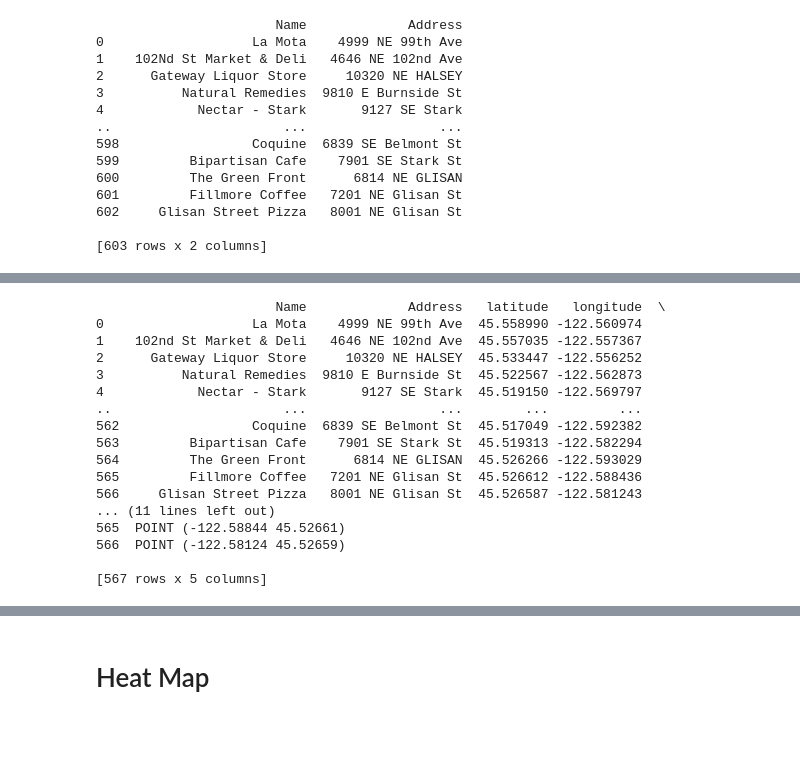
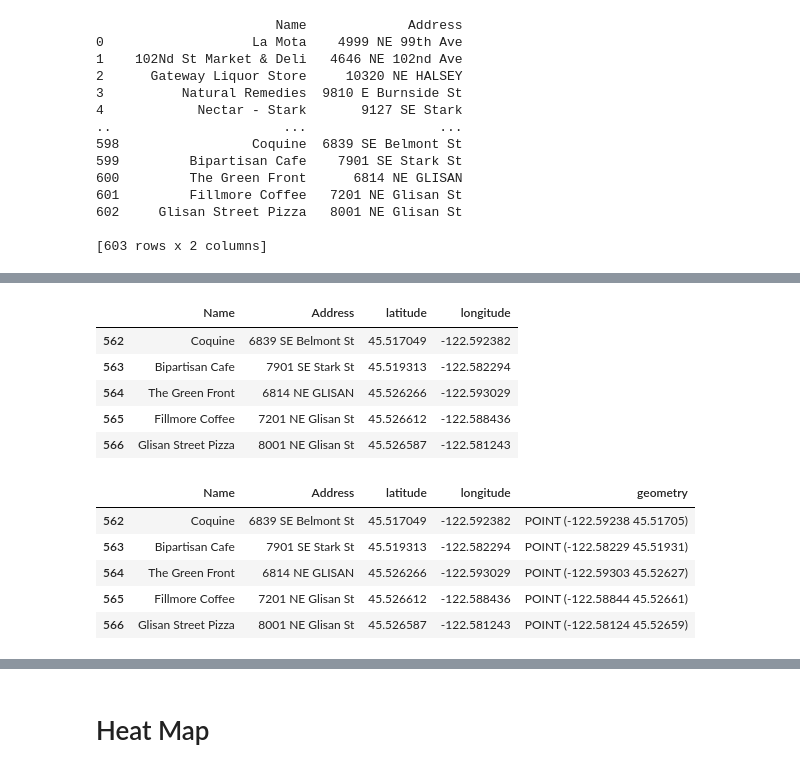
Before and after one commit to idellinger/WW_Project, a Jupyter notebook: WW_box_locations.ipynb, the cells around one changed output, grey strips where cells are left out. Cells and saved outputs as stored; diff of their text form; code cells hidden in the pictures; blank space fills up the shorter version.

```diff
--- a/WW_box_locations.ipynb
+++ b/WW_box_locations.ipynb
@@ -148,6 +169,15 @@ for batch in addresses_batches:
 ww_boxes = ww_boxes.dropna(subset=['latitude', 'longitude'])
 # %%
 ww_boxes_new = pd.read_csv('ww_boxes_lat_long.csv')
+# %%
+ww_boxes_new.tail()
+# %% [output]
+|  | Name | Address | latitude | longitude |
+| 562 | Coquine | 6839 SE Belmont St | 45.517049 | -122.592382 |
+| 563 | Bipartisan Cafe | 7901 SE Stark St | 45.519313 | -122.582294 |
+| 564 | The Green Front | 6814 NE GLISAN | 45.526266 | -122.593029 |
+| 565 | Fillmore Coffee | 7201 NE Glisan St | 45.526612 | -122.588436 |
+| 566 | Glisan Street Pizza | 8001 NE Glisan St | 45.526587 | -122.581243 |
 # %%
 
 # Create a GeoDataFrame with the points
@@ -155,23 +185,12 @@ ww_boxes_gdf = gpd.GeoDataFrame(ww_boxes_new, geometry=gpd.points_from_xy(ww_box
 
 # Set the coordinate reference system (CRS) to WGS 84 (EPSG:4326)
 ww_boxes_gdf.crs = "EPSG:4326"
-# %%
-print(ww_boxes_gdf)
-# %% [output]
-                       Name             Address   latitude   longitude  \
-0                   La Mota    4999 NE 99th Ave  45.558990 -122.560974
-1    102nd St Market & Deli   4646 NE 102nd Ave  45.557035 -122.557367
-2      Gateway Liquor Store     10320 NE HALSEY  45.533447 -122.556252
-3          Natural Remedies  9810 E Burnside St  45.522567 -122.562873
-4            Nectar - Stark       9127 SE Stark  45.519150 -122.569797
-..                      ...                 ...        ...         ...
-562                 Coquine  6839 SE Belmont St  45.517049 -122.592382
-563         Bipartisan Cafe    7901 SE Stark St  45.519313 -122.582294
-564         The Green Front      6814 NE GLISAN  45.526266 -122.593029
-565         Fillmore Coffee   7201 NE Glisan St  45.526612 -122.588436
-566     Glisan Street Pizza   8001 NE Glisan St  45.526587 -122.581243
-... (11 lines left out)
-565  POINT (-122.58844 45.52661)
-566  POINT (-122.58124 45.52659)
-
-[567 rows x 5 columns]
+# %%
+ww_boxes_gdf.tail()
+# %% [output]
+|  | Name | Address | latitude | longitude | geometry |
+| 562 | Coquine | 6839 SE Belmont St | 45.517049 | -122.592382 | POINT (-122.59238 45.51705) |
+| 563 | Bipartisan Cafe | 7901 SE Stark St | 45.519313 | -122.582294 | POINT (-122.58229 45.51931) |
+| 564 | The Green Front | 6814 NE GLISAN | 45.526266 | -122.593029 | POINT (-122.59303 45.52627) |
+| 565 | Fillmore Coffee | 7201 NE Glisan St | 45.526612 | -122.588436 | POINT (-122.58844 45.52661) |
+| 566 | Glisan Street Pizza | 8001 NE Glisan St | 45.526587 | -122.581243 | POINT (-122.58124 45.52659) |
```
Also changed, not shown: parts of 12 cells of this notebook, 6 other files.
